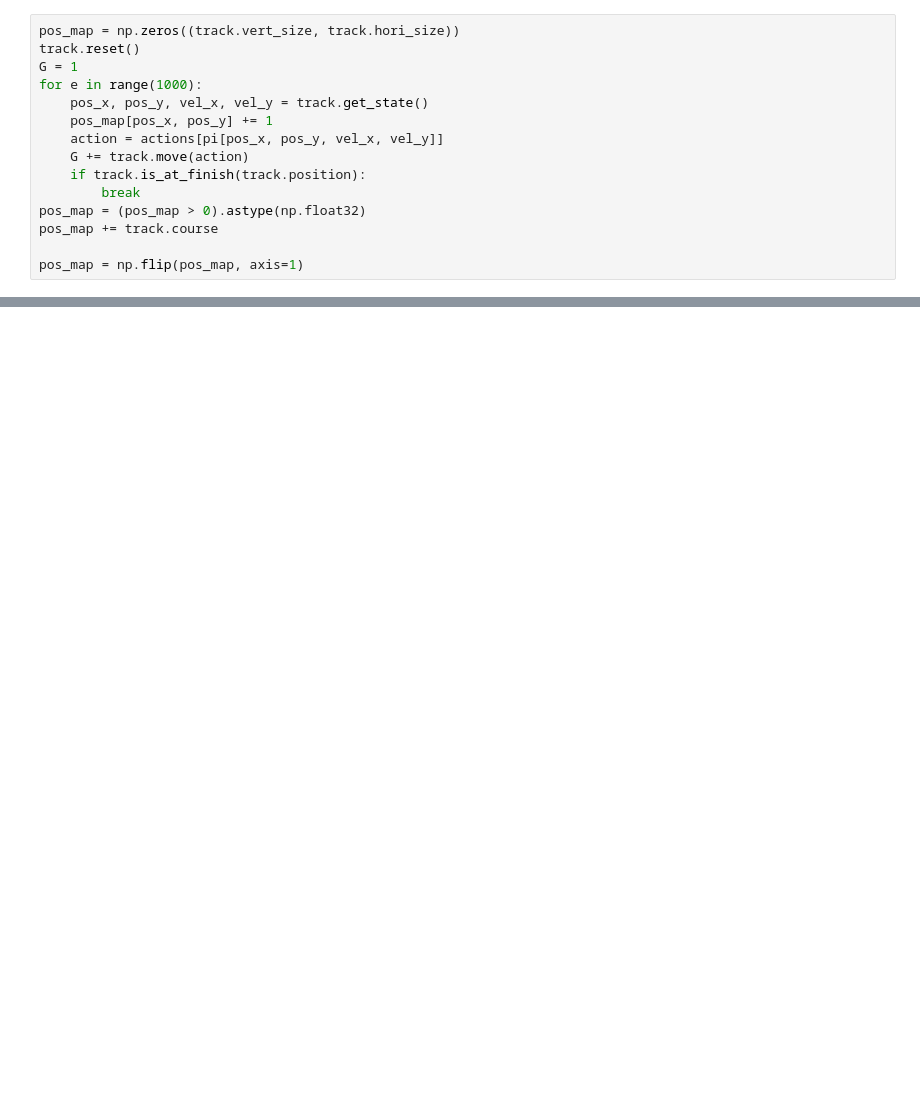
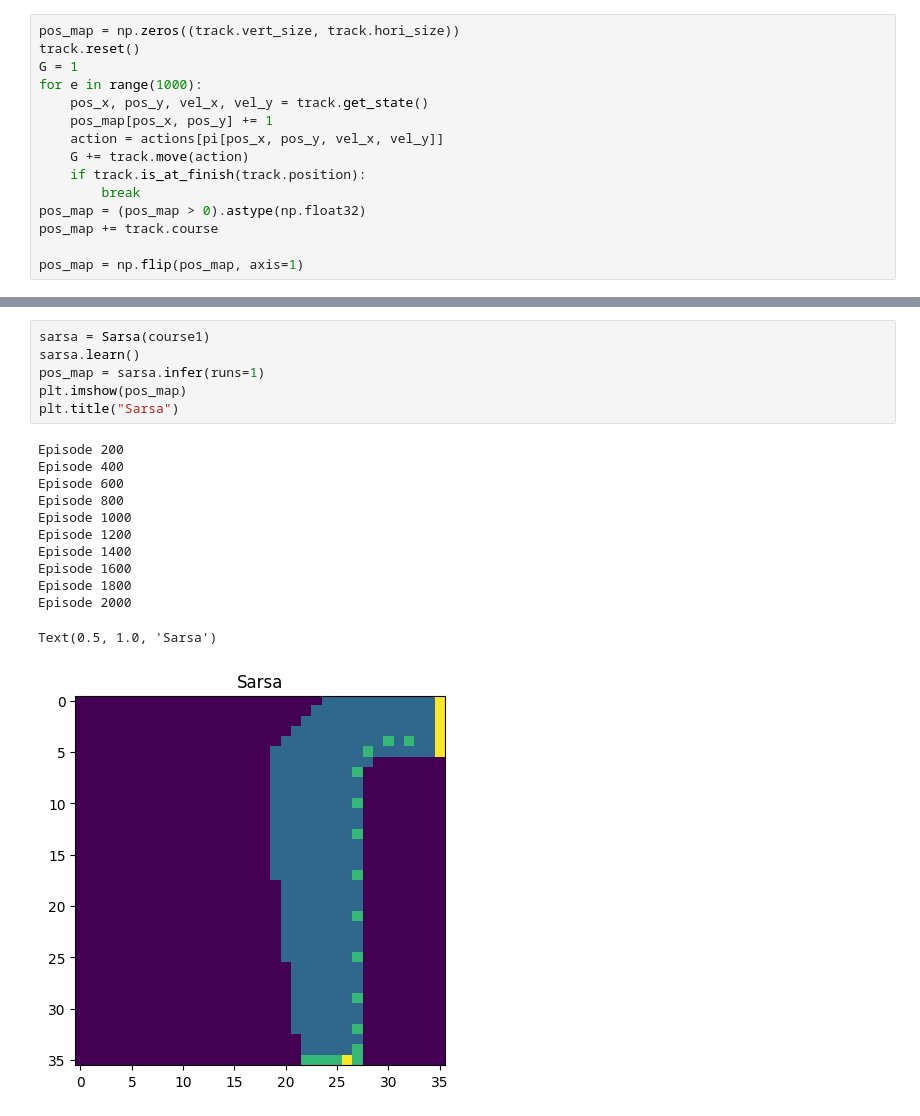
Before and after one commit to pnadelofficial/cs-0138-reinforcement-learning, a Jupyter notebook: assignment_3/testing.ipynb, the cells around one changed output, grey strips where cells are left out. Saved outputs shown, nothing was run; the diff lists cells and outputs as text; blank space fills up the shorter version.

```diff
--- a/assignment_3/testing.ipynb
+++ b/assignment_3/testing.ipynb
@@ -187,0 +623,19 @@ plt.imshow(pos_map)
+# %%
+sarsa = Sarsa(course1)
+sarsa.learn()
+pos_map = sarsa.infer(runs=1)
+plt.imshow(pos_map)
+plt.title("Sarsa")
+# %% [output]
+Episode 200
+Episode 400
+Episode 600
+Episode 800
+Episode 1000
+Episode 1200
+Episode 1400
+Episode 1600
+Episode 1800
+Episode 2000
+Text(0.5, 1.0, 'Sarsa')
+[figure, added]
```
Also changed, not shown: parts of 37 cells of this notebook, 8 other files.
